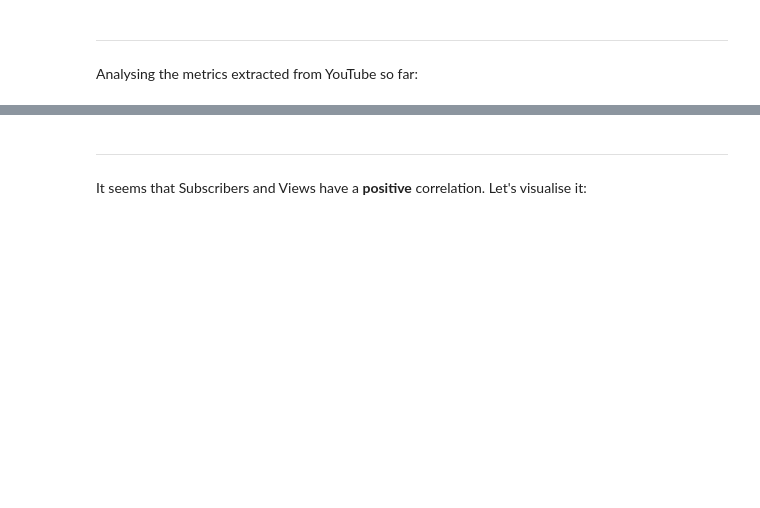
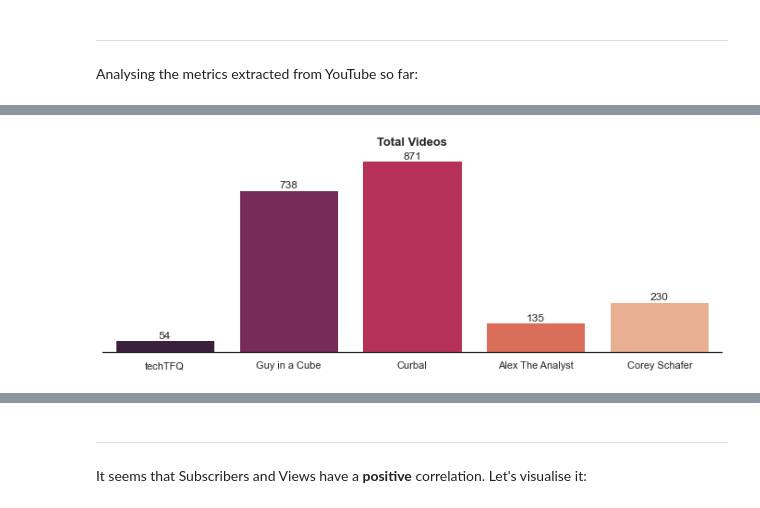
Before and after one commit to RobertaBRC/YoutubeAnalysis, a Jupyter notebook: YouTubeAnalysis.ipynb, the cells around one changed output, grey strips where cells are left out. Cells and saved outputs as stored; diff of their text form; code cells hidden in the pictures; blank space fills up the shorter version.

```diff
--- a/YouTubeAnalysis.ipynb
+++ b/YouTubeAnalysis.ipynb
@@ -129 +136,16 @@ for i in ax.containers:
+# %%
+# Visualising the number of 'Videos' for all the channels
+sns.set(rc = {'figure.figsize': (12, 4)})
+sns.set_style(style = 'white')
+ax = sns.barplot(x = 'Channel', y = 'Videos', data = df_stats, palette = 'rocket')
+ax.set_title('Total Videos', weight = 'semibold').set_fontsize('13')
+ax.set_xlabel(None)
+ax.set_ylabel(None)
+ax.set_yticks([])
+ax.grid(False)
+sns.despine(left = True, bottom = False)
+for i in ax.containers:
+    ax.bar_label(i)
+# %% [output]
+[figure, added]
 # %%
```
Also changed, not shown: parts of 59 cells of this notebook.
